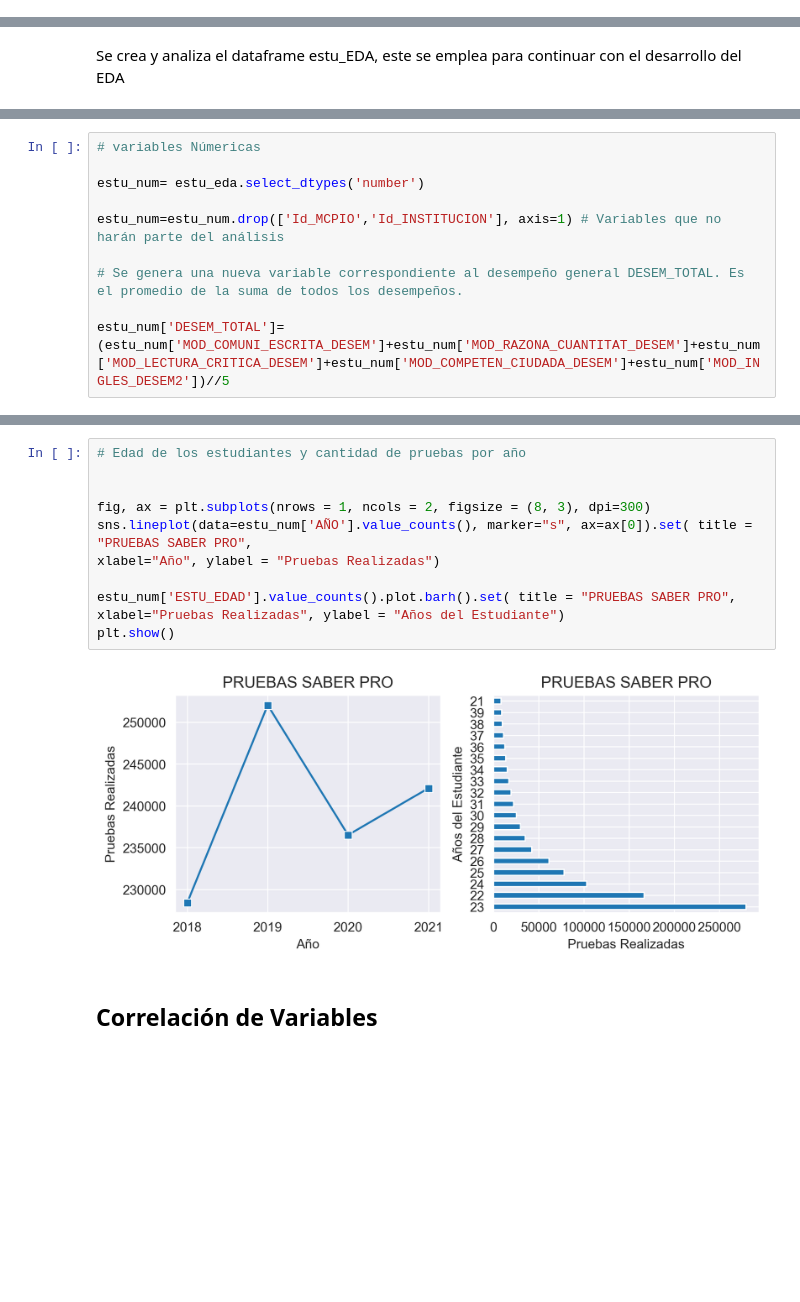
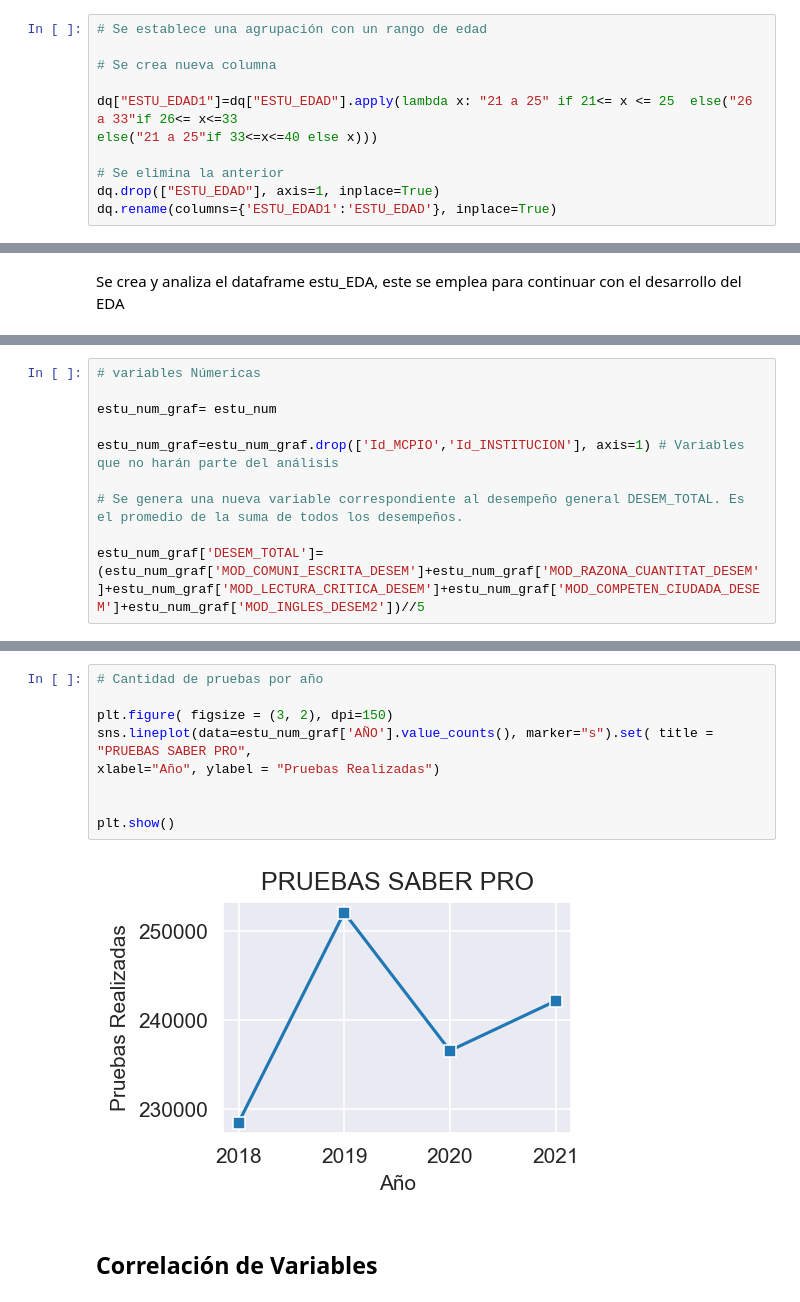
Before and after one commit to jospinoponce/PruebasSaberPro_Colombia, a Jupyter notebook: report_EDA.ipynb, the cells around one changed output, grey strips where cells are left out. Drawn from its saved outputs; the diff is of its cells as text; blank space fills up the shorter version.

```diff
--- a/report_EDA.ipynb
+++ b/report_EDA.ipynb
@@ -216,3 +200,14 @@ Name: ESTU_EDAD, dtype: int64
+# %%
+# Se establece una agrupación con un rango de edad
+
+# Se crea nueva columna
+
+dq["ESTU_EDAD1"]=dq["ESTU_EDAD"].apply(lambda x: "21 a 25" if 21<= x <= 25  else("26 a 33"if 26<= x<=33
+else("21 a 25"if 33<=x<=40 else x)))
+
+# Se elimina la anterior
+dq.drop(["ESTU_EDAD"], axis=1, inplace=True)
+dq.rename(columns={'ESTU_EDAD1':'ESTU_EDAD'}, inplace=True)
 # %% [markdown]
 Se grafican las distribuciones de las variables que tienen el puntaje de las pruebas. MOD_RAZONA_CUANTITAT_PUNT, MOD_COMUNI_ESCRITA_PUNT, MOD_LECTURA_CRITICA_PUNT, MOD_COMPETEN_CIUDADA_PUNT, MOD_INGLES_PUNT <br>
 
@@ -479,13 +484,13 @@ graficos_eda_cat(estu_cat)
 # %%
 # variables Númericas
 
-estu_num= estu_eda.select_dtypes('number')
+estu_num_graf= estu_num
 
-estu_num=estu_num.drop(['Id_MCPIO','Id_INSTITUCION'], axis=1) # Variables que no harán parte del análisis
+estu_num_graf=estu_num_graf.drop(['Id_MCPIO','Id_INSTITUCION'], axis=1) # Variables que no harán parte del análisis
 
 # Se genera una nueva variable correspondiente al desempeño general DESEM_TOTAL. Es el promedio de la suma de todos los desempeños.
 
-estu_num['DESEM_TOTAL']=(estu_num['MOD_COMUNI_ESCRITA_DESEM']+estu_num['MOD_RAZONA_CUANTITAT_DESEM']+estu_num['MOD_LECTURA_CRITICA_DESEM']+estu_num['MOD_COMPETEN_CIUDADA_DESEM']+estu_num['MOD_INGLES_DESEM2'])//5
+estu_num_graf['DESEM_TOTAL']=(estu_num_graf['MOD_COMUNI_ESCRITA_DESEM']+estu_num_graf['MOD_RAZONA_CUANTITAT_DESEM']+estu_num_graf['MOD_LECTURA_CRITICA_DESEM']+estu_num_graf['MOD_COMPETEN_CIUDADA_DESEM']+estu_num_graf['MOD_INGLES_DESEM2'])//5
 # %%
 # Distribucón de ejes
 
@@ -519,18 +524,16 @@ plt.show()
 # %% [output]
 [figure]
 # %%
-# Edad de los estudiantes y cantidad de pruebas por año
+# Cantidad de pruebas por año
+
+plt.figure( figsize = (3, 2), dpi=150)
+sns.lineplot(data=estu_num_graf['AÑO'].value_counts(), marker="s").set( title = "PRUEBAS SABER PRO",
+xlabel="Año", ylabel = "Pruebas Realizadas")
 
 
-fig, ax = plt.subplots(nrows = 1, ncols = 2, figsize = (8, 3), dpi=300)
-sns.lineplot(data=estu_num['AÑO'].value_counts(), marker="s", ax=ax[0]).set( title = "PRUEBAS SABER PRO",
-xlabel="Año", ylabel = "Pruebas Realizadas")
-
-estu_num['ESTU_EDAD'].value_counts().plot.barh().set( title = "PRUEBAS SABER PRO",
-xlabel="Pruebas Realizadas", ylabel = "Años del Estudiante")
 plt.show()
 # %% [output]
-[figure, old version]
+[figure, new version]
 # %% [markdown]
 ## Correlación de Variables
 # %%
```
Also changed, not shown: parts of 10 cells of this notebook, 1 other file.
